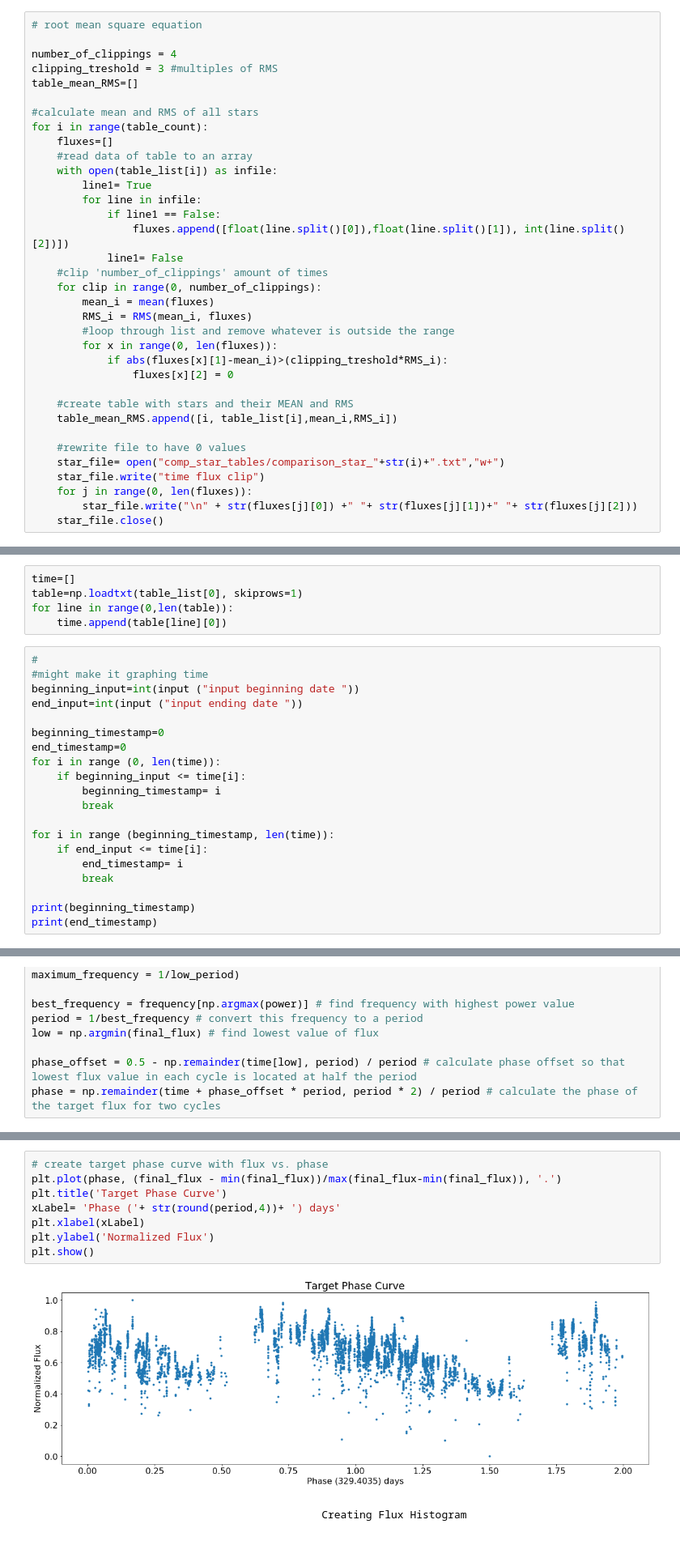
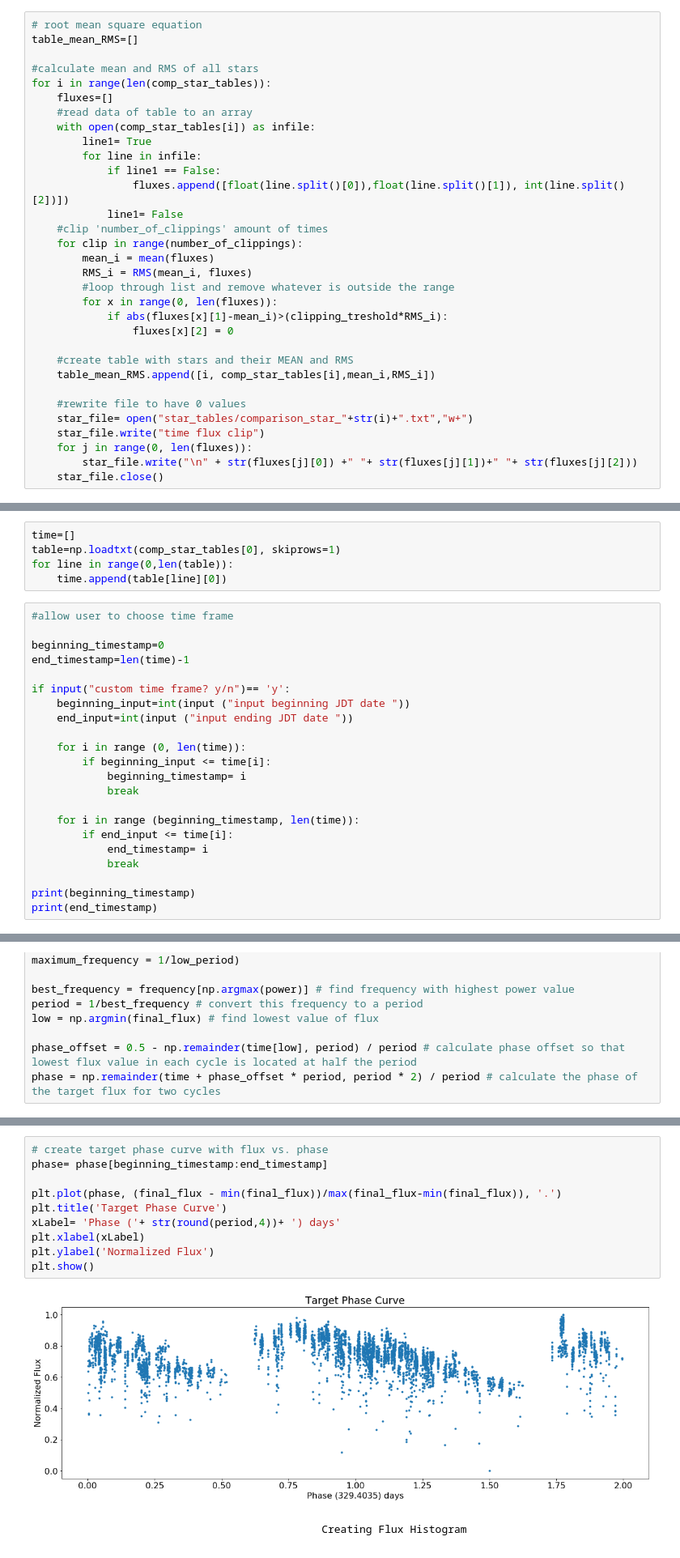
Before and after one commit to joshuapepper/kelt_halo, a Jupyter notebook: KELT Image Data Pipeline KN07.ipynb, the cells around one changed output, grey strips where cells are left out. Shown at 81% size. Drawn from its saved outputs; the diff is of its cells as text.

```diff
--- a/KELT Image Data Pipeline KN07.ipynb
+++ b/KELT Image Data Pipeline KN07.ipynb
@@ -218,23 +214,20 @@ def RMS(mean, array):
     return sum(diff)
 # %%
 # root mean square equation
-
-number_of_clippings = 4
-clipping_treshold = 3 #multiples of RMS
 table_mean_RMS=[]
 
 #calculate mean and RMS of all stars
-for i in range(table_count):
+for i in range(len(comp_star_tables)):
     fluxes=[]
     #read data of table to an array
-    with open(table_list[i]) as infile:
+    with open(comp_star_tables[i]) as infile:
         line1= True
         for line in infile:
             if line1 == False:
                 fluxes.append([float(line.split()[0]),float(line.split()[1]), int(line.split()[2])])
             line1= False
     #clip 'number_of_clippings' amount of times
-    for clip in range(0, number_of_clippings):
+    for clip in range(number_of_clippings):
         mean_i = mean(fluxes)
         RMS_i = RMS(mean_i, fluxes)
         #loop through list and remove whatever is outside the range
@@ -243,10 +236,10 @@ for i in range(table_count):
                 fluxes[x][2] = 0
 
     #create table with stars and their MEAN and RMS
-    table_mean_RMS.append([i, table_list[i],mean_i,RMS_i])
+    table_mean_RMS.append([i, comp_star_tables[i],mean_i,RMS_i])
 
     #rewrite file to have 0 values
-    star_file= open("comp_star_tables/comparison_star_"+str(i)+".txt","w+")
+    star_file= open("star_tables/comparison_star_"+str(i)+".txt","w+")
     star_file.write("time flux clip")
     for j in range(0, len(fluxes)):
         star_file.write("\n" + str(fluxes[j][0]) +" "+ str(fluxes[j][1])+" "+ str(fluxes[j][2]))
@@ -338,26 +329,28 @@ plt.show()
                                              Star Flux vs. Time
 # %%
 time=[]
-table=np.loadtxt(table_list[0], skiprows=1)
+table=np.loadtxt(comp_star_tables[0], skiprows=1)
 for line in range(0,len(table)):
     time.append(table[line][0])
 # %%
-#
-#might make it graphing time
-beginning_input=int(input ("input beginning date "))
-end_input=int(input ("input ending date "))
+#allow user to choose time frame
 
 beginning_timestamp=0
-end_timestamp=0
-for i in range (0, len(time)):
-    if beginning_input <= time[i]:
-        beginning_timestamp= i
-        break
+end_timestamp=len(time)-1
 
-for i in range (beginning_timestamp, len(time)):
-    if end_input <= time[i]:
-        end_timestamp= i
-        break
+if input("custom time frame? y/n")== 'y':
+    beginning_input=int(input ("input beginning JDT date "))
+    end_input=int(input ("input ending JDT date "))
+
+    for i in range (0, len(time)):
+        if beginning_input <= time[i]:
+            beginning_timestamp= i
+            break
+
+    for i in range (beginning_timestamp, len(time)):
+        if end_input <= time[i]:
+            end_timestamp= i
+            break
 
 print(beginning_timestamp)
 print(end_timestamp)
@@ -494,13 +487,15 @@ power value for best period =  0.305253915560079
 # %%
 # create target phase curve with flux vs. phase
+phase= phase[beginning_timestamp:end_timestamp]
+
 plt.plot(phase, (final_flux - min(final_flux))/max(final_flux-min(final_flux)), '.')
 plt.title('Target Phase Curve')
 xLabel= 'Phase ('+ str(round(period,4))+ ') days'
 plt.xlabel(xLabel)
 plt.ylabel('Normalized Flux')
 plt.show()
 # %% [output]
-[figure, old version]
+[figure, new version]
 # %% [markdown]
                                                 Creating Flux Histogram
 # %%
```
Also changed, not shown: parts of 19 cells of this notebook.
